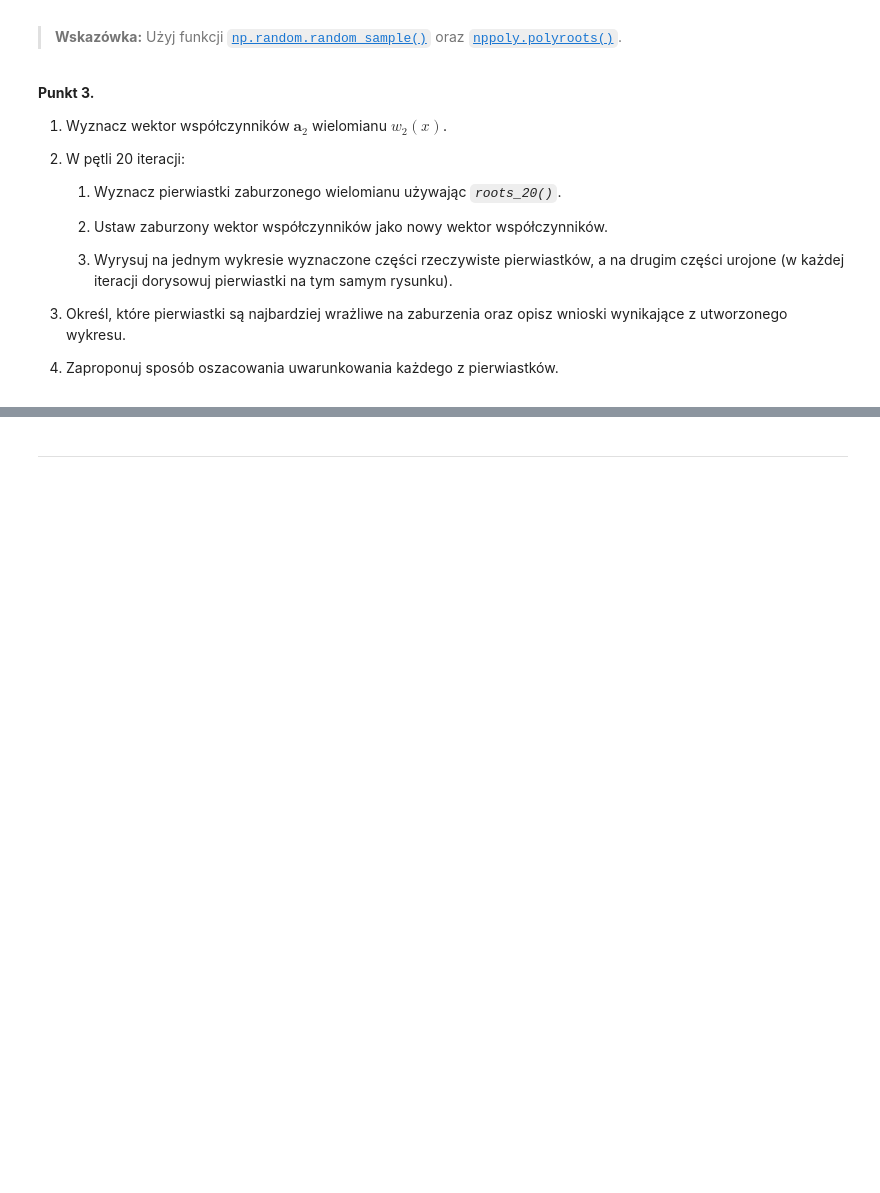
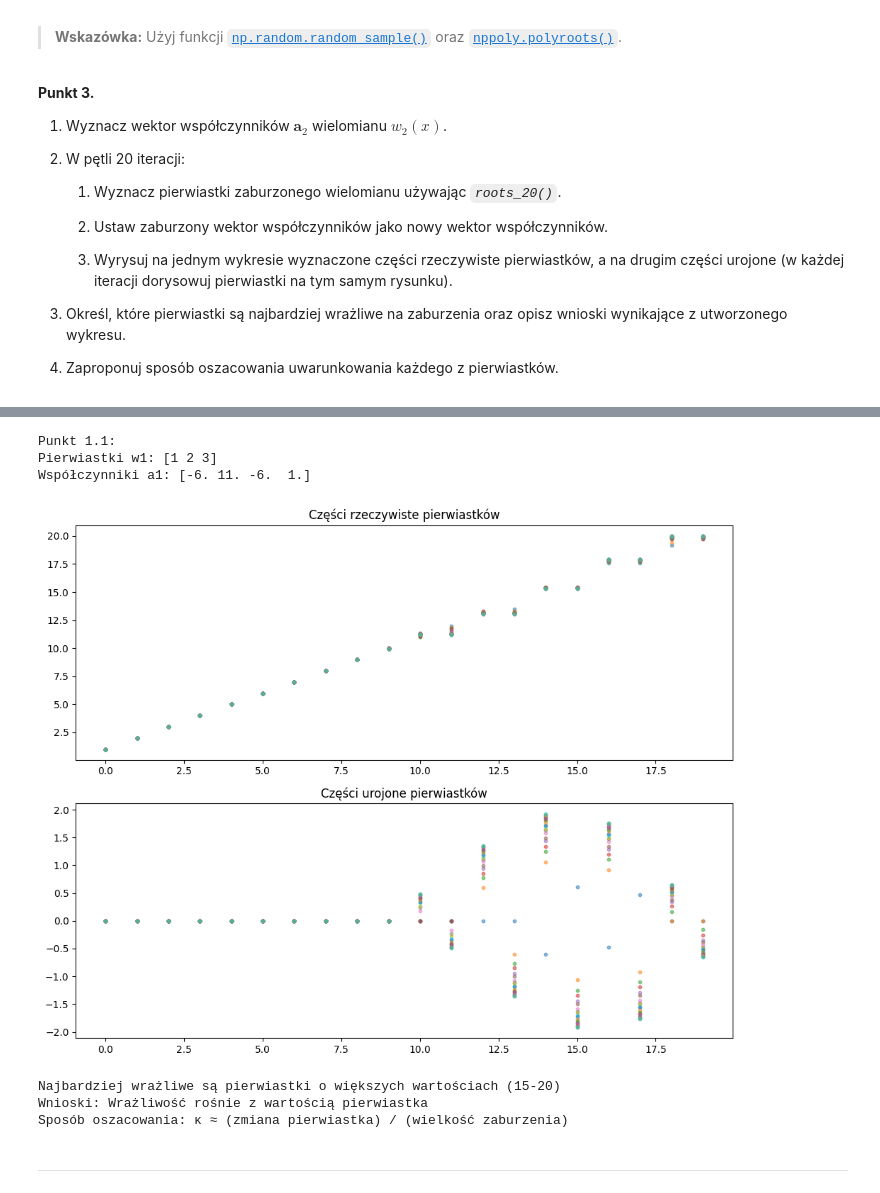
Before and after one commit to MN-KJ-2025/lab-7-pierwiastki-Bomby888, a Jupyter notebook: sprawozdanie.ipynb, the cells around one changed output, grey strips where cells are left out. Cells and saved outputs as stored; diff of their text form; code cells hidden in the pictures; blank space fills up the shorter version.

```diff
--- a/sprawozdanie.ipynb
+++ b/sprawozdanie.ipynb
@@ -168,3 +108,59 @@ plot_poly()
+# %%
+# ===== Twoja implementacja tutaj =====
+#pkt 1
+roots1 = np.array([1, 2, 3])
+a1 = nppoly.polyfromroots(roots1)
+print("Punkt 1.1:")
+print(f"Pierwiastki w1: {roots1}")
+print(f"Współczynniki a1: {a1}")
+
+#pkt2
+def roots_20(coef: np.ndarray) -> tuple[np.ndarray, np.ndarray] | None:
+    if not isinstance(coef, np.ndarray):
+        return None
+    if coef.ndim != 1:
+        return None
+    if coef.size < 2:
+        return None
+
+    wspol = coef + (10**(-10)*np.random.random(len(coef)))
+    zer = nppoly.polyroots(wspol)
+    return wspol, zer
+
+#pkt3
+roots2 = np.arange(1, 21)
+a2 = nppoly.polyfromroots(roots2)
+
+fig, (ax1, ax2) = plt.subplots(2, 1, figsize=(10, 8))
+
+current_coef = a2.copy()
+for i in range(20):
+    wspol, roots = roots_20(current_coef)
+    roots_array = np.array(roots)
+
+    ax1.scatter(range(len(roots_array)), roots_array.real, alpha=0.5, s=10)
+    ax2.scatter(range(len(roots_array)), roots_array.imag, alpha=0.5, s=10)
+
+    current_coef = nppoly.polyfromroots(roots_array)
+
+
+ax1.set_title('Części rzeczywiste pierwiastków')
+ax2.set_title('Części urojone pierwiastków')
+plt.tight_layout()
+plt.show()
+
+# Analiza wrażliwości
+print("\nNajbardziej wrażliwe są pierwiastki o większych wartościach (15-20)")
+print("Wnioski: Wrażliwość rośnie z wartością pierwiastka")
+print("Sposób oszacowania: κ ≈ (zmiana pierwiastka) / (wielkość zaburzenia)")
+# %% [output]
+Punkt 1.1:
+Pierwiastki w1: [1 2 3]
+Współczynniki a1: [-6. 11. -6.  1.]
+[figure, added]
+Najbardziej wrażliwe są pierwiastki o większych wartościach (15-20)
+Wnioski: Wrażliwość rośnie z wartością pierwiastka
+Sposób oszacowania: κ ≈ (zmiana pierwiastka) / (wielkość zaburzenia)
 # %% [markdown]
 ---
 # %% [markdown]
```
Also changed, not shown: parts of 8 cells of this notebook, 1 other file.
